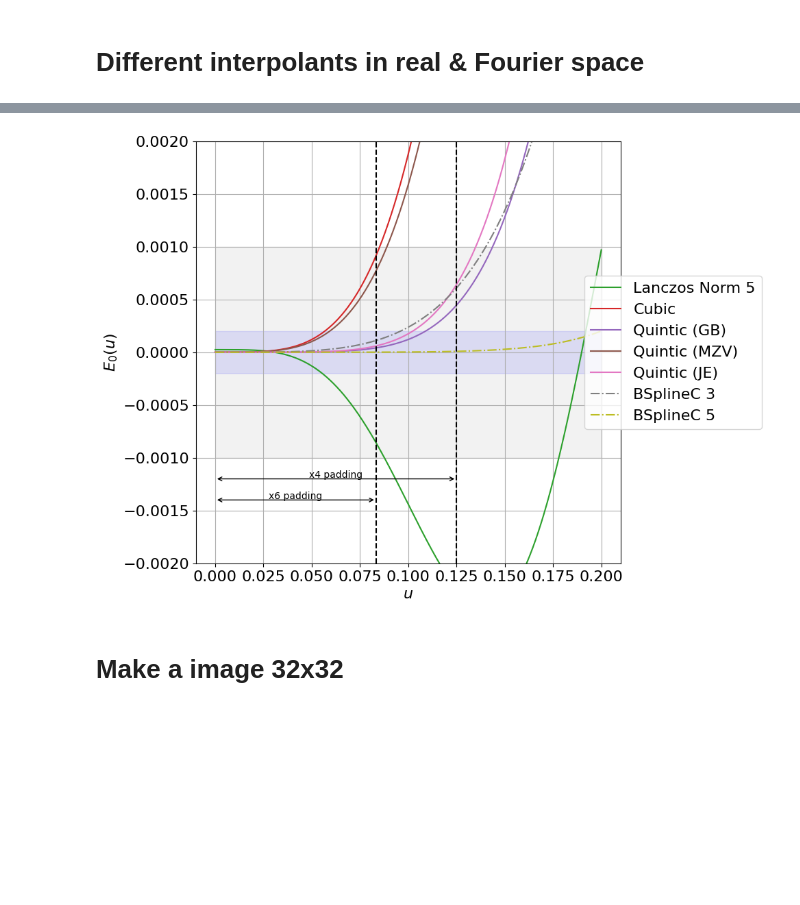
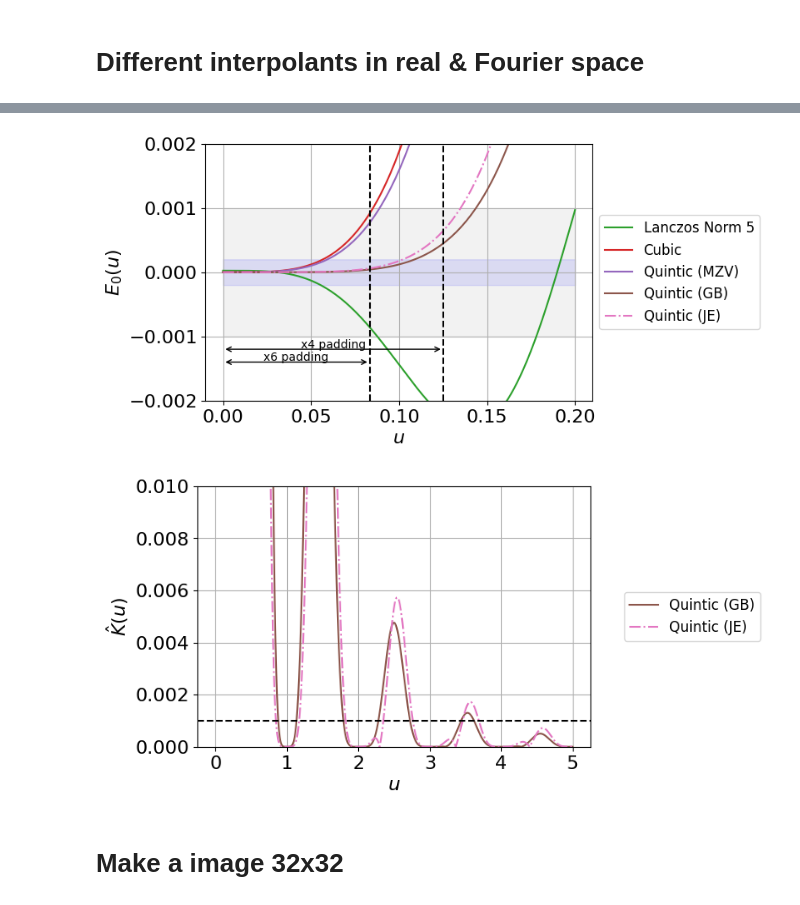
Before and after one commit to jecampagne/interpolation, a Jupyter notebook: image_interpolation.ipynb, the cells around one changed output, grey strips where cells are left out. Cells and saved outputs as stored; diff of their text form; code cells hidden in the pictures; blank space fills up the shorter version.

```diff
--- a/image_interpolation.ipynb
+++ b/image_interpolation.ipynb
@@ -751,11 +755,13 @@ def E0(u,ker,n=5):
     sum += ker(j+u)+ker(j-u)
   return sum
 # %%
-lab = ["Lanczos Norm 5", "Cubic","Quintic (GB)","Quintic (MZV)","Quintic (JE)","BSplineC 3","BSplineC 5"]#,"mks2021"]
+figure(figsize=(6,4))
+
+lab = ["Lanczos Norm 5", "Cubic","Quintic (MZV)","Quintic (GB)","Quintic (JE)"]#,"BSplineC 3","BSplineC 5"]#,"mks2021"]
 lsStyle = ["-"]*len(lab)
-lsStyle[-2]="-."
+#lsStyle[-2]="-."
 lsStyle[-1]="-."
-kerU = [hatlanczos5,hat3,hat5Gary,hat5MZV,hat5JE,hatBsplineCard3, hatBsplineCard5]#,hatmks2021]
+kerU = [hatlanczos5,hat3,hat5MZV,hat5Gary,hat5JE]#,hatBsplineCard3, hatBsplineCard5]#,hatmks2021]
 
 prop_cycle = plt.rcParams['axes.prop_cycle']
 colors = prop_cycle.by_key()['color']
@@ -766,7 +772,7 @@ for ik,kU in enumerate(kerU):
   plot(uv,E0(uv,kU),label=lab[ik],ls=lsStyle[ik],c=colors[ik+2])
 ylim([-0.002,0.002])
 grid();
-legend(loc='center right', bbox_to_anchor=(1.35, 0.5));
+legend(loc='center right', bbox_to_anchor=(1.45, 0.5), fontsize=12);
 # Fill in area under the curve and the horizontal lines
 fill_between(x=uv, y1=0.0002, y2=-0.0002, color='blue',  interpolate=True, alpha=.1)
 fill_between(x=uv, y1=0.001, y2=-0.001, color='gray',  interpolate=True, alpha=.1)
@@ -795,24 +801,34 @@ plt.annotate(
     'x4 padding', xy=(0.5/8, -0.0012), xycoords='data', ha='center',
     xytext=(0, 1), textcoords='offset points');
 # %% [output]
-[figure, old version]
+[figure, new version]
 # %%
-lab = ["Lanczos Norm 3","Lanczos Norm 5","Cubic","Quintic (GB)","Quintic (MZV)","Quintic (JE)","mks2021"]
+figure(figsize=(6,4))
+#lab = ["Lanczos Norm 3","Lanczos Norm 5","Cubic","Quintic (GB)","Quintic (MZV)","Quintic (JE)","mks2021"]
+lab = ["Quintic (GB)","Quintic (JE)"]
 lsStyle = ["-"]*len(lab)
 #lsStyle[-2]="--"
 lsStyle[-1]="-."
-kerU = [hatlanczos3,hatlanczos5,hat3,hat5Gary,hat5MZV,hat5JE,hatmks2021]
+#kerU = [hatlanczos3,hatlanczos5,hat3,hat5Gary,hat5MZV,hat5JE,hatmks2021]
+
+kerU = [hat5Gary,hat5JE]
+
+
 
 prop_cycle = plt.rcParams['axes.prop_cycle']
 colors = prop_cycle.by_key()['color']
 
 uv = np.linspace(0,5,10_000)
 for ik,kU in enumerate(kerU):
-  plot(uv,np.abs(kU(uv)),label=lab[ik],ls=lsStyle[ik],c=colors[ik+1])
-ylim([0,0.003])
+  plot(uv,np.abs(kU(uv)),label=lab[ik],ls=lsStyle[ik],c=colors[ik+5])
+ylim([0,0.01])
+xlabel(r"$u$");
+ylabel(r"$\hat{K}(u)$")
 grid();
-legend(loc='center right', bbox_to_anchor=(1.35, 0.5));
+legend(loc='center right', bbox_to_anchor=(1.45, 0.5), fontsize=12);
 axhline(0.001, linestyle='--', color='black');
+# %% [output]
+[figure, added]
 # %% [markdown]
 # Make a image 32x32
 # %%
```
Also changed, not shown: parts of 4 cells of this notebook, 1 other file.
